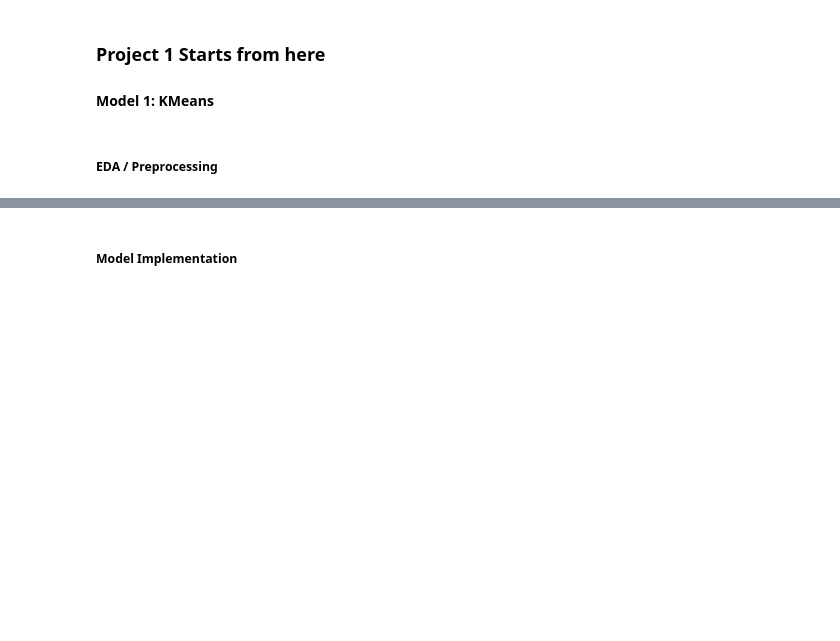
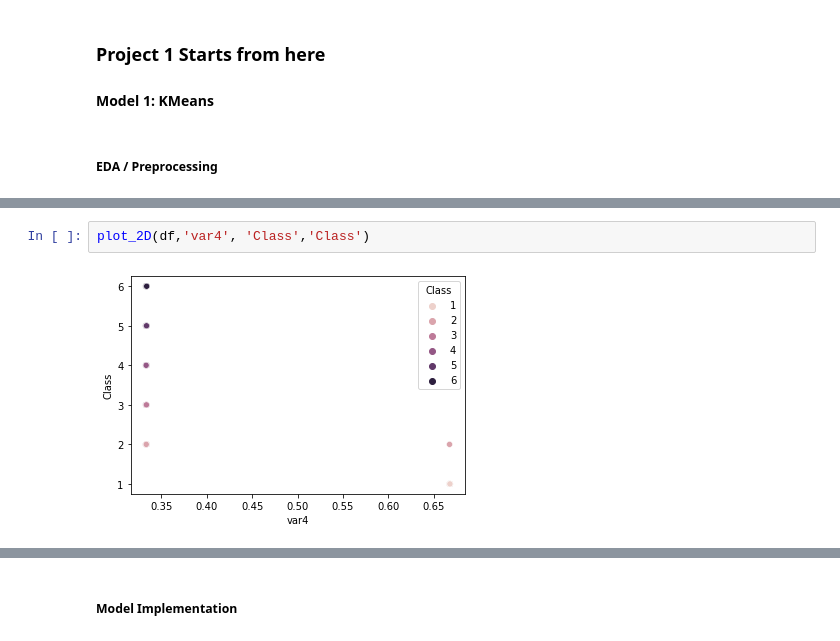
Before and after one commit to calebpelliott/Machine-Learning-CS559, a Jupyter notebook: PRJ1/F21/F21_CS559_Project1.ipynb, the cells around one changed output, grey strips where cells are left out. Saved outputs shown, nothing was run; the diff lists cells and outputs as text; blank space fills up the shorter version.

```diff
--- a/PRJ1/F21/F21_CS559_Project1.ipynb
+++ b/PRJ1/F21/F21_CS559_Project1.ipynb
@@ -95,0 +147,4 @@ plot_3D(df,'var1','var2','var9','Class')
+# %%
+plot_2D(df,'var4', 'Class','Class')
+# %% [output]
+[figure, added]
```
Also changed, not shown: parts of 19 cells of this notebook, 1 other file.
